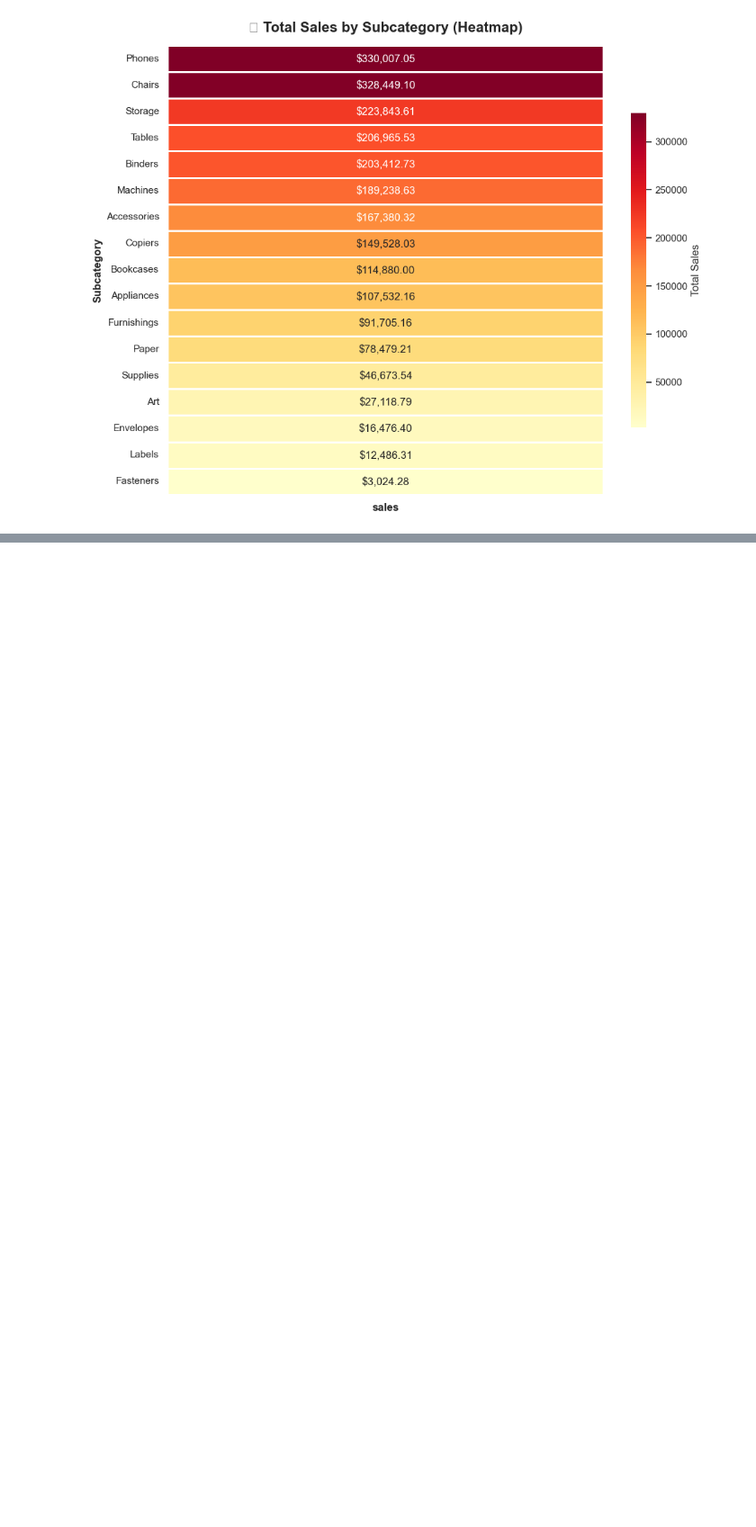
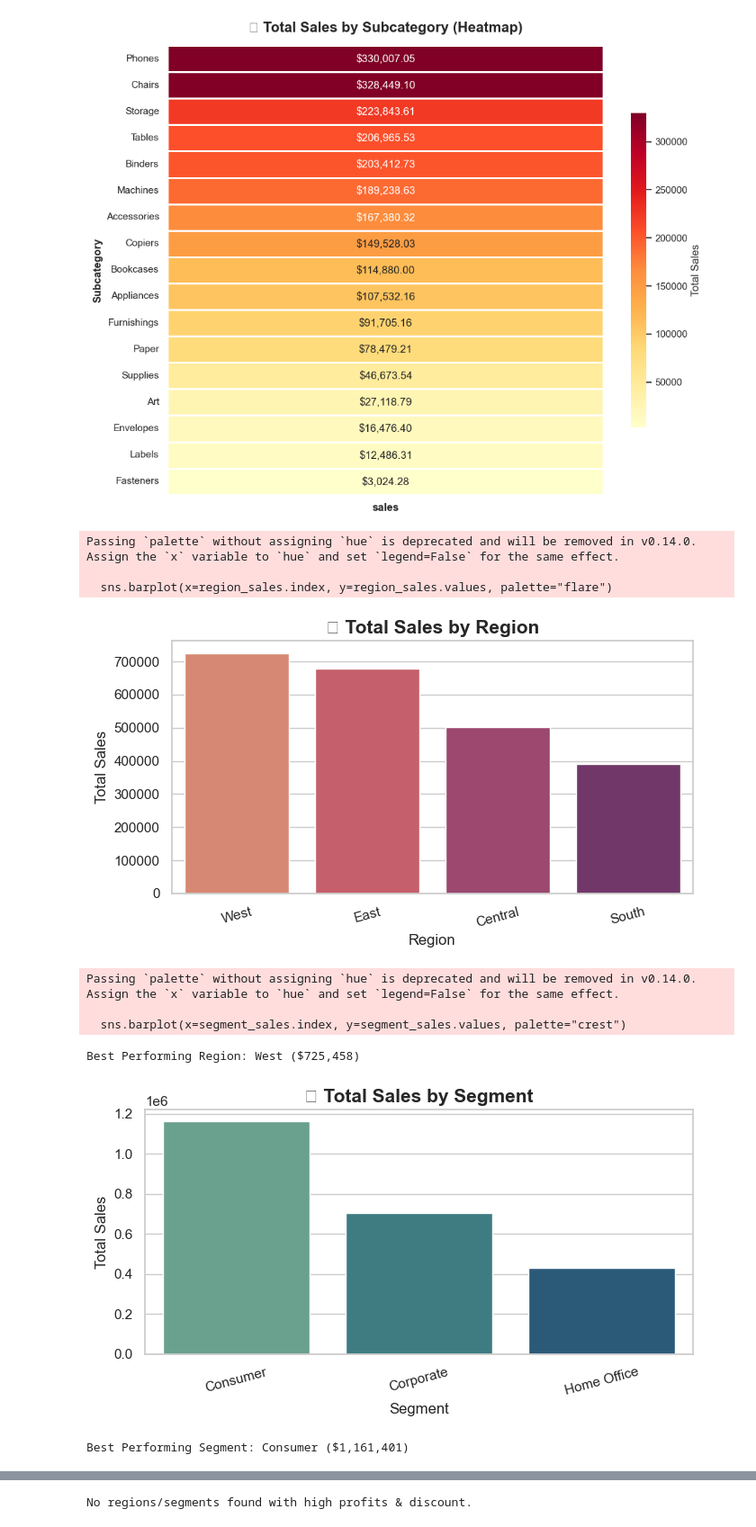
Before and after one commit to jxson7/SaaS-Product-Analytics, a Jupyter notebook: main.ipynb, the cells around one changed output, grey strips where cells are left out. Shown at 90% size. Drawn from its saved outputs; the diff is of its cells as text; code cells hidden in the pictures; blank space fills up the shorter version.

```diff
--- a/main.ipynb
+++ b/main.ipynb
@@ -581,3 +581,56 @@ if category_col and sales_col:
     plt.show()
 else:
     print(colored("⚠️ Category or Sales column missing.", "red", attrs=["bold"]))
+# %%
+# --- Best Performing Region ---
+region_col = None
+for col in df.columns:
+    if "region" in col.lower():
+        region_col = col
+        break
+
+if region_col and sales_col:
+    region_sales = df.groupby(region_col)[sales_col].sum().sort_values(ascending=False)
+    plt.figure(figsize=(7, 4))
+    sns.barplot(x=region_sales.index, y=region_sales.values, palette="flare")
+    plt.title("🔥 Total Sales by Region", fontsize=15, weight='bold')
+    plt.ylabel("Total Sales")
+    plt.xlabel("Region")
+    plt.xticks(rotation=15)
+    plt.tight_layout()
+    plt.show()
+    print("Best Performing Region:", region_sales.idxmax(), f"(${region_sales.max():,.0f})")
+else:
+    print("⚠️ Region or Sales column missing.")
+
+# --- Best Performing Segment ---
+segment_col = None
+for col in df.columns:
+    if "segment" in col.lower():
+        segment_col = col
+        break
+
+if segment_col and sales_col:
+    segment_sales = df.groupby(segment_col)[sales_col].sum().sort_values(ascending=False)
+    plt.figure(figsize=(7, 4))
+    sns.barplot(x=segment_sales.index, y=segment_sales.values, palette="crest")
+    plt.title("🔥 Total Sales by Segment", fontsize=15, weight='bold')
+    plt.ylabel("Total Sales")
+    plt.xlabel("Segment")
+    plt.xticks(rotation=15)
+    plt.tight_layout()
+    plt.show()
+    print("Best Performing Segment:", segment_sales.idxmax(), f"(${segment_sales.max():,.0f})")
+else:
+    print("⚠️ Segment or Sales column missing.")
+# %% [output]
+Passing `palette` without assigning `hue` is deprecated and will be removed in v0.14.0. Assign the `x` variable to `hue` and set `legend=False` for the same effect.
+
+  sns.barplot(x=region_sales.index, y=region_sales.values, palette="flare")
+[figure, added]
+Passing `palette` without assigning `hue` is deprecated and will be removed in v0.14.0. Assign the `x` variable to `hue` and set `legend=False` for the same effect.
+
+  sns.barplot(x=segment_sales.index, y=segment_sales.values, palette="crest")
+Best Performing Region: West ($725,458)
+[figure, added]
+Best Performing Segment: Consumer ($1,161,401)
@@ -583,0 +638 @@ else:
+No regions/segments found with high profits & discount.
```
Also changed, not shown: parts of 2 cells of this notebook.
